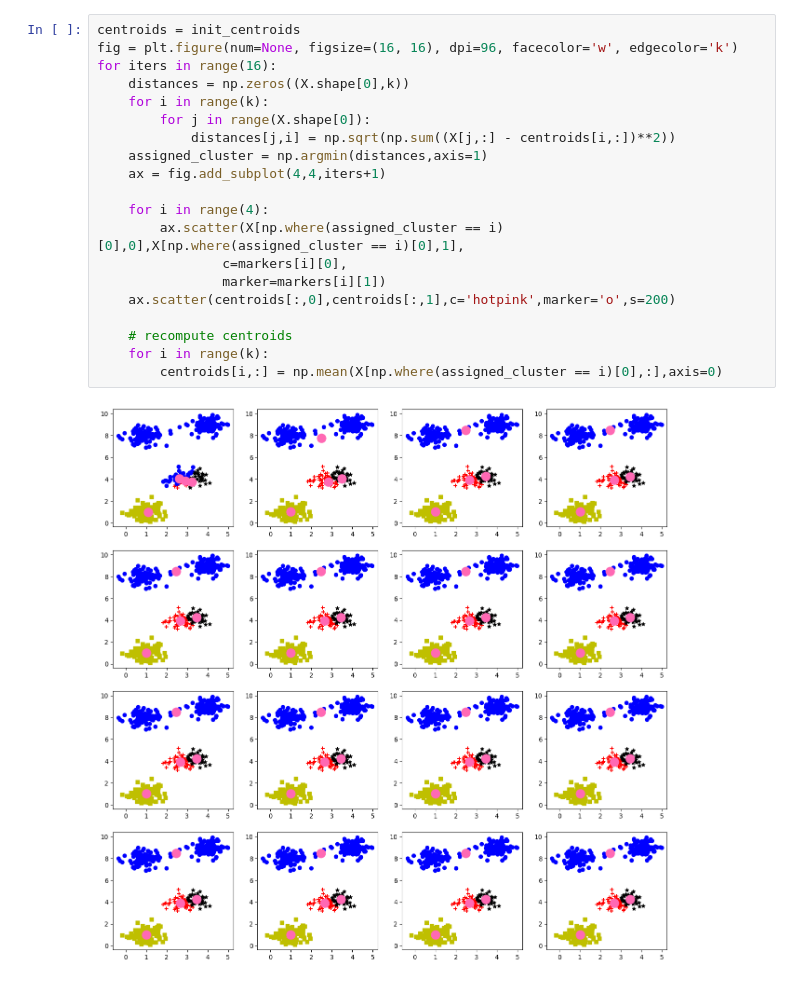
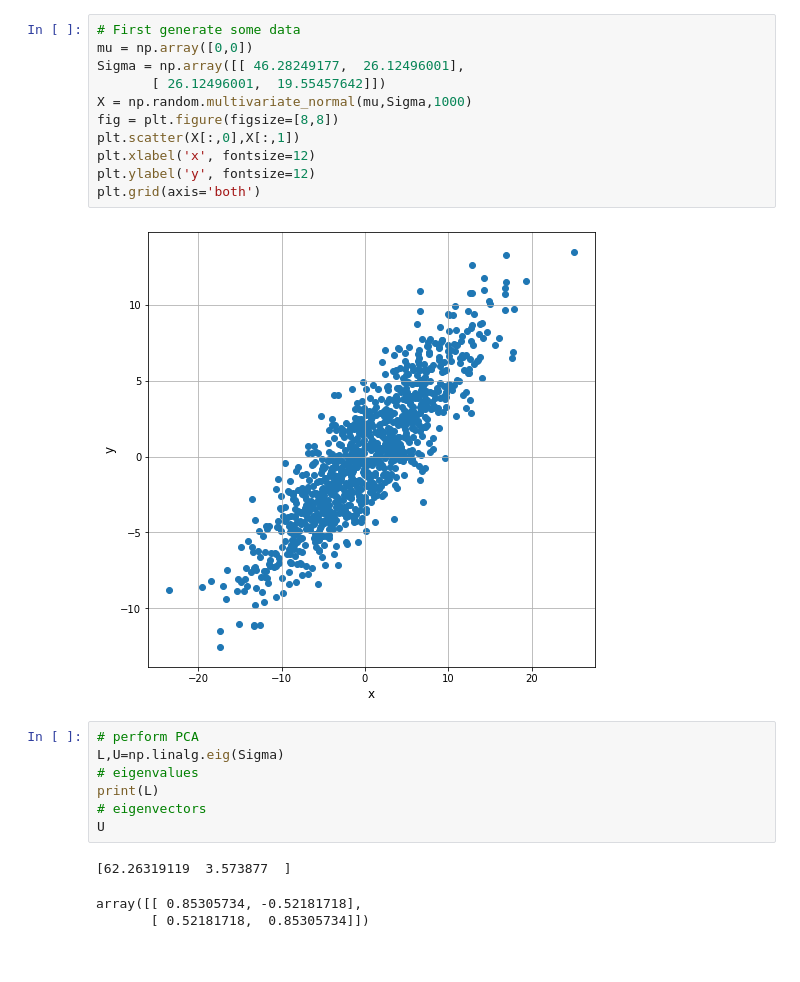
Before and after one commit to kennyjoseph/cse474, a Jupyter notebook: static_files/notebooks/17-Text_DimReduction.ipynb, the cells around one changed output. Drawn from its saved outputs; the diff is of its cells as text.

```diff
--- a/static_files/notebooks/17-Text_DimReduction.ipynb
+++ b/static_files/notebooks/17-Text_DimReduction.ipynb
@@ -52,22 +98,24 @@ plt.scatter(init_centroids[:,0],init_centroids[:,1],c='b',marker='o',s=100)
-# %%
-centroids = init_centroids
-fig = plt.figure(num=None, figsize=(16, 16), dpi=96, facecolor='w', edgecolor='k')
-for iters in range(16):
-    distances = np.zeros((X.shape[0],k))
-    for i in range(k):
-        for j in range(X.shape[0]):
-            distances[j,i] = np.sqrt(np.sum((X[j,:] - centroids[i,:])**2))
-    assigned_cluster = np.argmin(distances,axis=1)
-    ax = fig.add_subplot(4,4,iters+1)
-
-    for i in range(4):
-        ax.scatter(X[np.where(assigned_cluster == i)[0],0],X[np.where(assigned_cluster == i)[0],1],
-                c=markers[i][0],
-                marker=markers[i][1])
-    ax.scatter(centroids[:,0],centroids[:,1],c='hotpink',marker='o',s=200)
-
-    # recompute centroids
-    for i in range(k):
-        centroids[i,:] = np.mean(X[np.where(assigned_cluster == i)[0],:],axis=0)
-# %% [output]
-[figure, removed]
+# %%
+# First generate some data
+mu = np.array([0,0])
+Sigma = np.array([[ 46.28249177,  26.12496001],
+       [ 26.12496001,  19.55457642]])
+X = np.random.multivariate_normal(mu,Sigma,1000)
+fig = plt.figure(figsize=[8,8])
+plt.scatter(X[:,0],X[:,1])
+plt.xlabel('x', fontsize=12)
+plt.ylabel('y', fontsize=12)
+plt.grid(axis='both')
+# %% [output]
+[figure, added]
+# %%
+# perform PCA
+L,U=np.linalg.eig(Sigma)
+# eigenvalues
+print(L)
+# eigenvectors
+U
+# %% [output]
+[62.26319119  3.573877  ]
+array([[ 0.85305734, -0.52181718],
+       [ 0.52181718,  0.85305734]])
```
Also changed, not shown: parts of 31 cells of this notebook.
